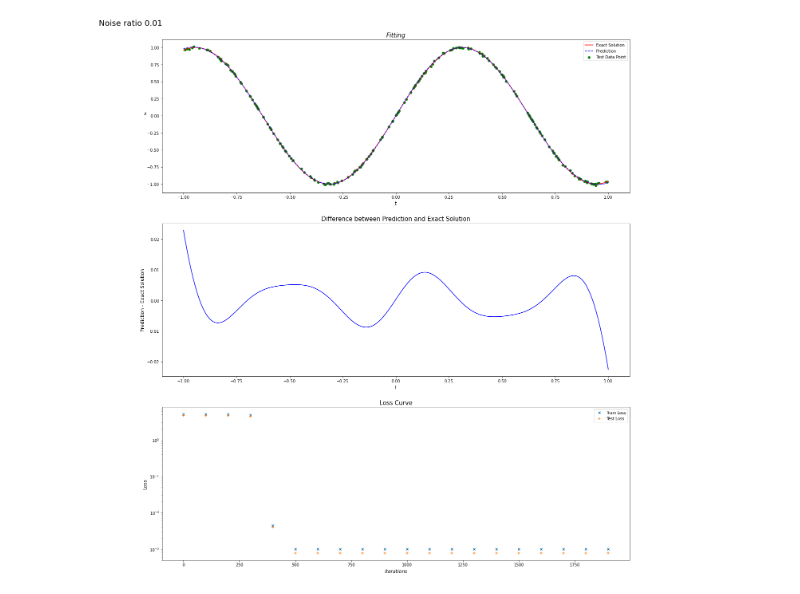
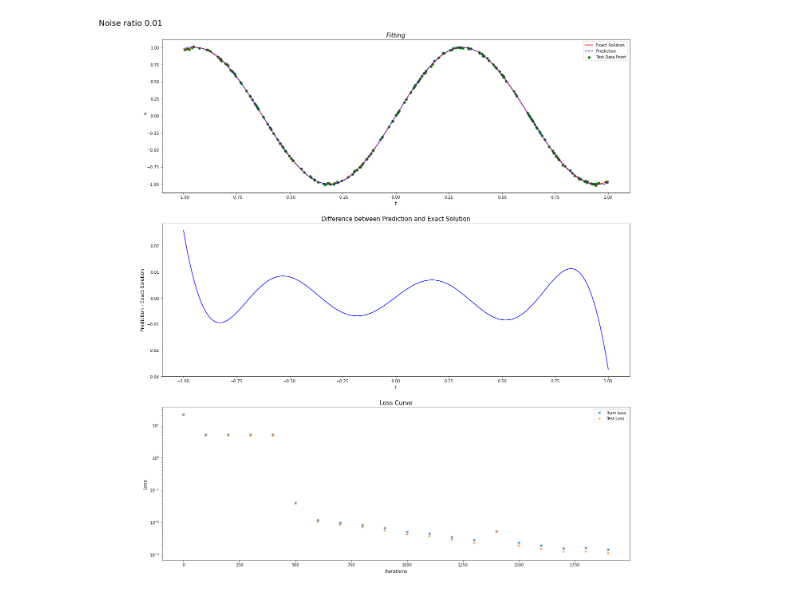
Before and after one commit to GP248CME215/Curve-fitting, a Jupyter notebook: Curve_fitting_1D_Keras.ipynb, the cells around one changed output. Drawn from its saved outputs; the diff is of its cells as text; code cells hidden in the pictures.

```diff
--- a/Curve_fitting_1D_Keras.ipynb
+++ b/Curve_fitting_1D_Keras.ipynb
@@ -154,7 +154,7 @@ model = NeuralNet(
     layers=[100, 100, 100, 1], t_min=t_all.min(0), t_max=t_all.max(0))
 
 start_time = time.time()
-model.train(2000, learning_rate=0.01, idxOpt=1)
+model.train(2000, learning_rate=0.01, idxOpt=2)
 elapsed = time.time() - start_time
 print('Training time: %.4f' % (elapsed))
 
@@ -183,4 +183,4 @@ Norm of Differnece: 1.246804e-02
-[figure, old version]
+[figure, new version]
 # %%
 # Create data points and get random split of train, test data sets by index slicing
 n_total = 1000
```
Also changed, not shown: parts of 4 cells of this notebook.
